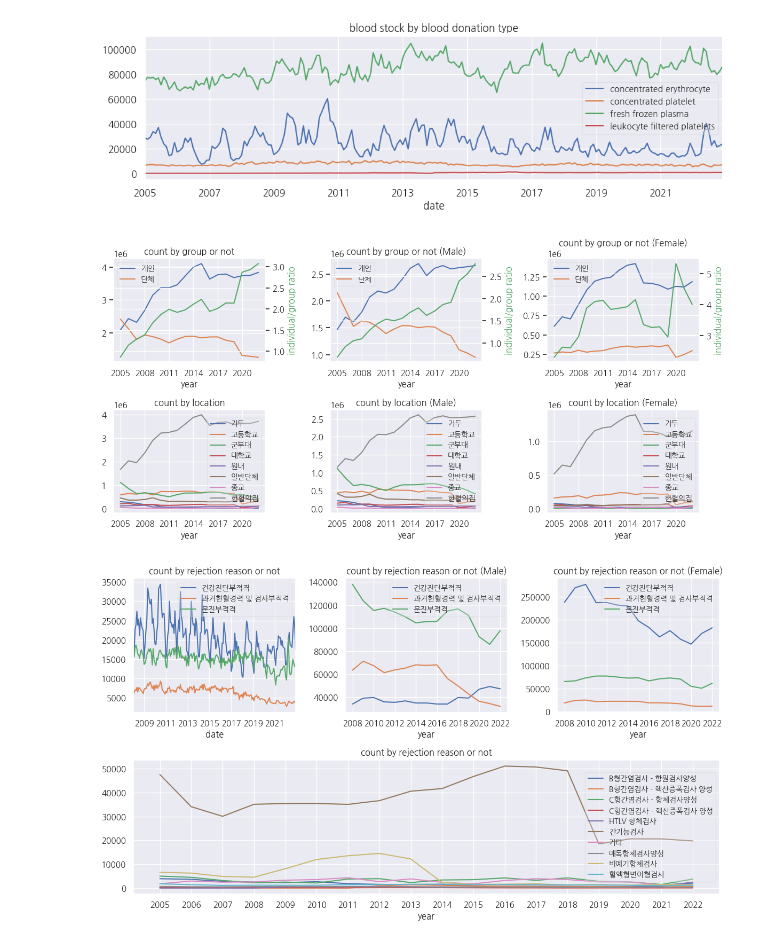
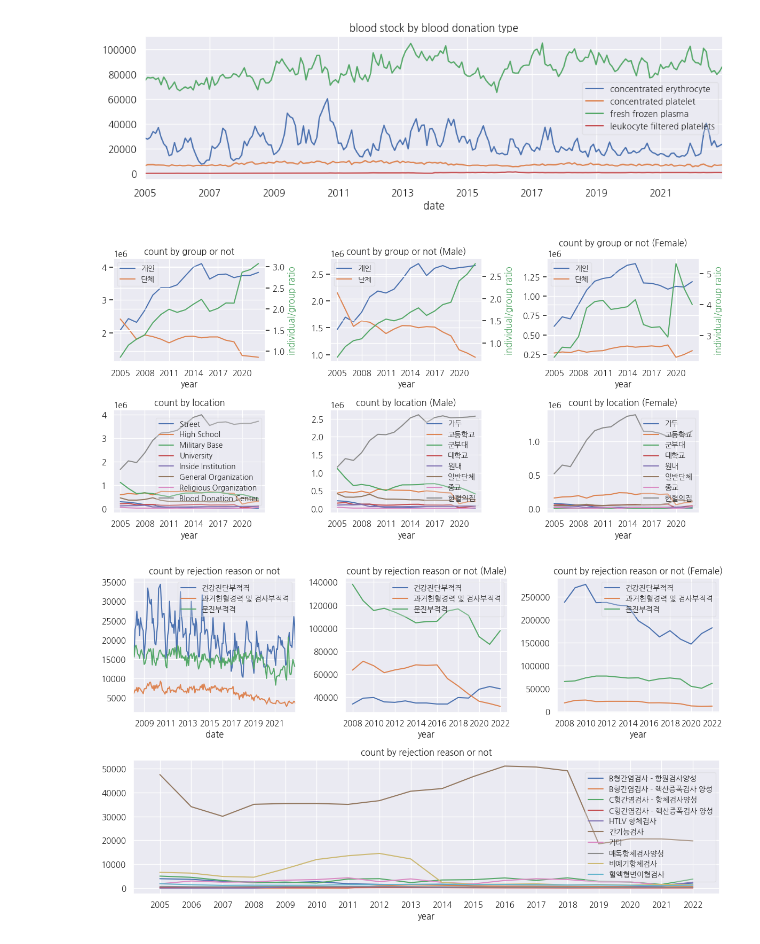
Before and after one commit to 2p990i9hpral/Factors_Dominating_Blood_Supply_Dynamics, a Jupyter notebook: yearly_data_EDA.ipynb, the cells around one changed output. Cells and saved outputs as stored; diff of their text form; code cells hidden in the pictures.

```diff
--- a/yearly_data_EDA.ipynb
+++ b/yearly_data_EDA.ipynb
@@ -462,34 +464,35 @@ location_group = bd_location_df.groupby(by=["year", "group", "gender"])["count"]
 male_series = location_group.xs("남", level="gender").unstack()
 male_series.plot.line(title="count by group or not (Male)", ax=axs[0, 1])
 ax = axs[0, 1].twinx()
 ax.plot(male_series["개인"]/male_series["단체"], c="C2")
 ax.set_ylabel("individual/group ratio", color="C2")
 
 female_series = location_group.xs("여", level="gender").unstack()
 female_series.plot.line(title="count by group or not (Female)", ax=axs[0, 2])
 ax = axs[0, 2].twinx()
 ax.plot(female_series["개인"]/female_series["단체"], c="C2")
 ax.set_ylabel("individual/group ratio", color="C2")
 
 # 장소
 location_group = bd_location_df.groupby(by=["year", "location"])["count"].sum().unstack()
+location_group = location_group.rename(columns={'가두': 'Street','고등학교': 'High School','군부대': 'Military Base','대학교': 'University','원내': 'Inside Institution','일반단체': 'General Organization','종교': 'Religious Organization','헌혈의집': 'Blood Donation Center'})
 location_group.plot.line(title="count by location", ax=axs[1, 0])
 
 location_group = bd_location_df.groupby(by=["year", "location", "gender"])["count"].sum()
 location_group.xs("남", level="gender").unstack().plot.line(title="count by location (Male)", ax=axs[1, 1])
 location_group.xs("여", level="gender").unstack().plot.line(title="count by location (Female)", ax=axs[1, 2])
 
 for i, ax in enumerate(axs.flatten()):
     ax.set_xticks(range(2005, 2022 + 1, 3))
     if i<3:
         ax.legend(loc=2, fontsize=10, framealpha=0.3)
     else:
         ax.legend(loc=5, fontsize=10, framealpha=0.3)
 
 plt.tight_layout()
 plt.show()
 # %% [output]
-[figure, old version]
+[figure, new version]
 # %%
 fig = plt.figure(figsize=(12, 7))
 gs = gridspec.GridSpec(nrows=2, ncols=3, height_ratios=[1, 1])
```
Also changed, not shown: parts of 1 cell of this notebook, 30 other files.
